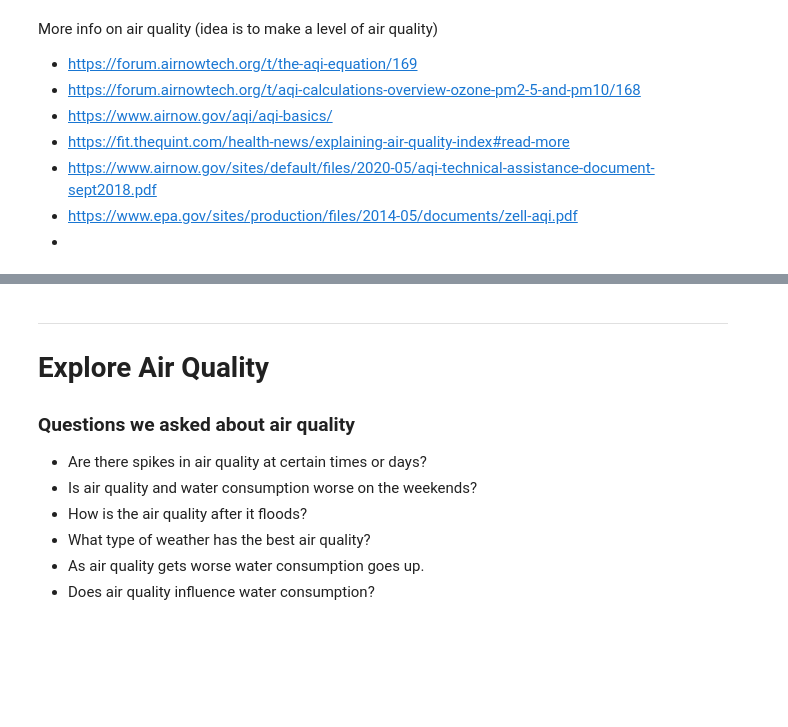
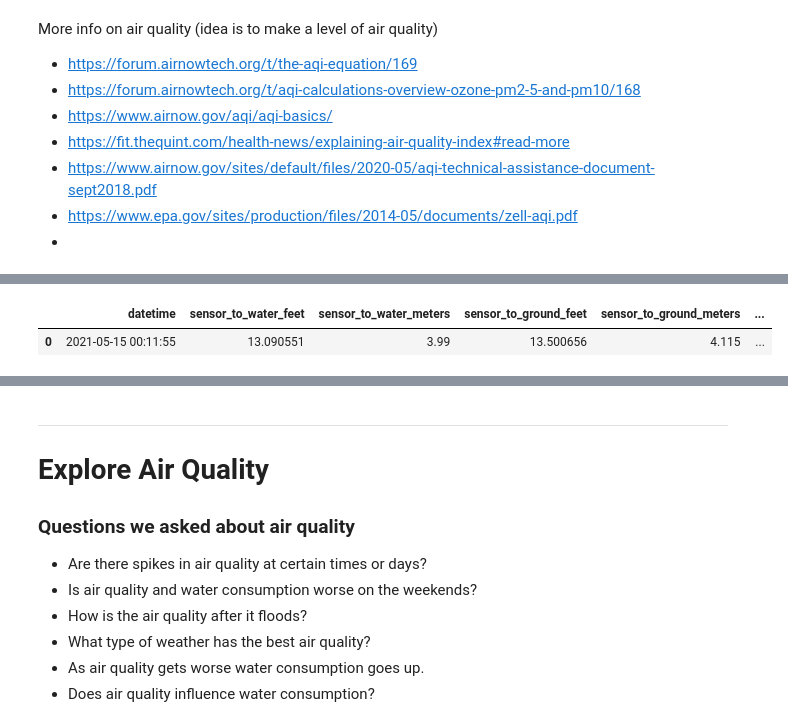
Before and after one commit to slc-data/2021-datathon, a Jupyter notebook: workbooks/caitlyn/explore.ipynb, the cells around one changed output, grey strips where cells are left out. Drawn from its saved outputs; the diff is of its cells as text; code cells hidden in the pictures; blank space fills up the shorter version.

```diff
--- a/workbooks/caitlyn/explore.ipynb
+++ b/workbooks/caitlyn/explore.ipynb
@@ -62,3 +63,11 @@ flood.head(1)
+# %%
+flood['flood_depth_feet'] = flood.sensor_to_ground_feet - flood.sensor_to_water_feet
+flood['flood_depth_meters'] = flood.sensor_to_ground_meters - flood.sensor_to_water_meters
+# %%
+flood.head(1)
+# %% [output]
+|  | datetime | sensor_to_water_feet | sensor_to_water_meters | sensor_to_ground_feet | sensor_to_ground_meters | ... |
+| 0 | 2021-05-15 00:11:55 | 13.090551 | 3.99 | 13.500656 | 4.115 | ... |
 # %%
 flood_train, flood_validate, flood_test = wrangle.split_data(flood)
 # %%
```
Also changed, not shown: parts of 42 cells of this notebook.
